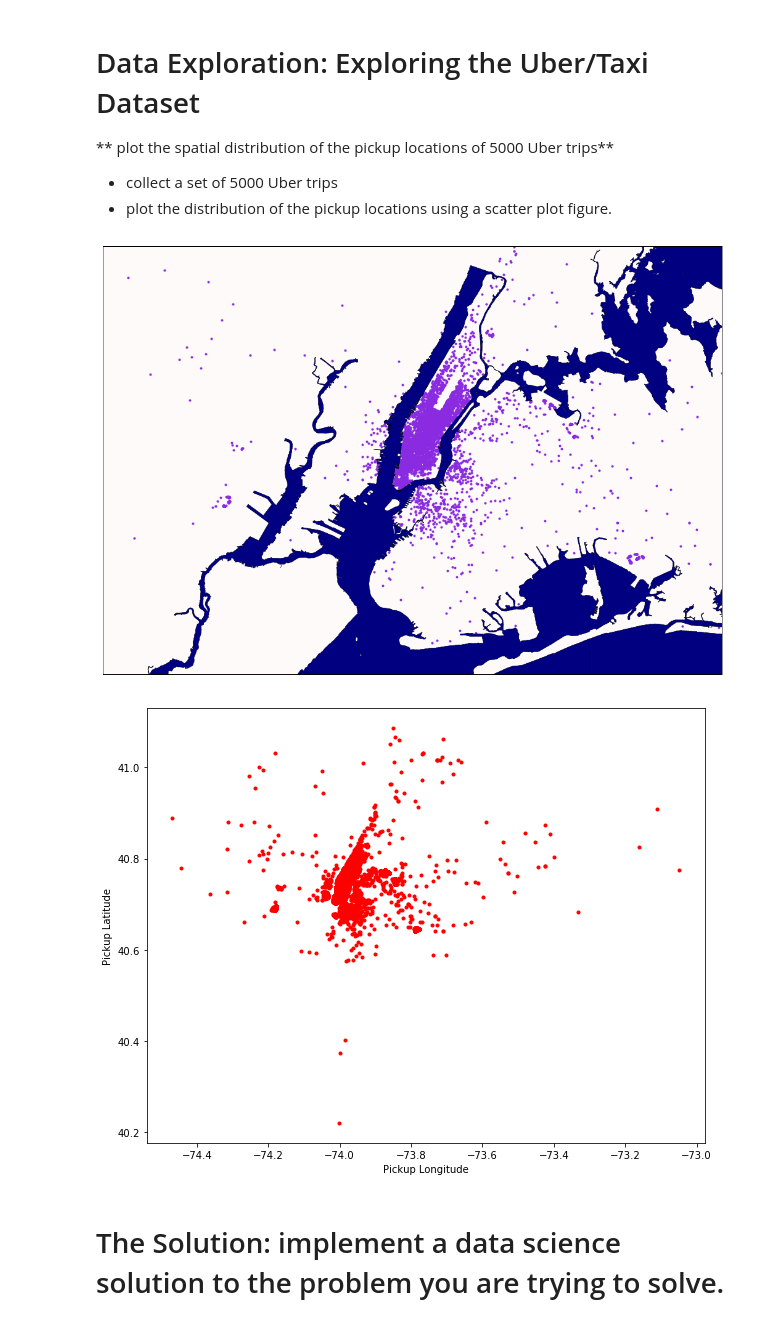
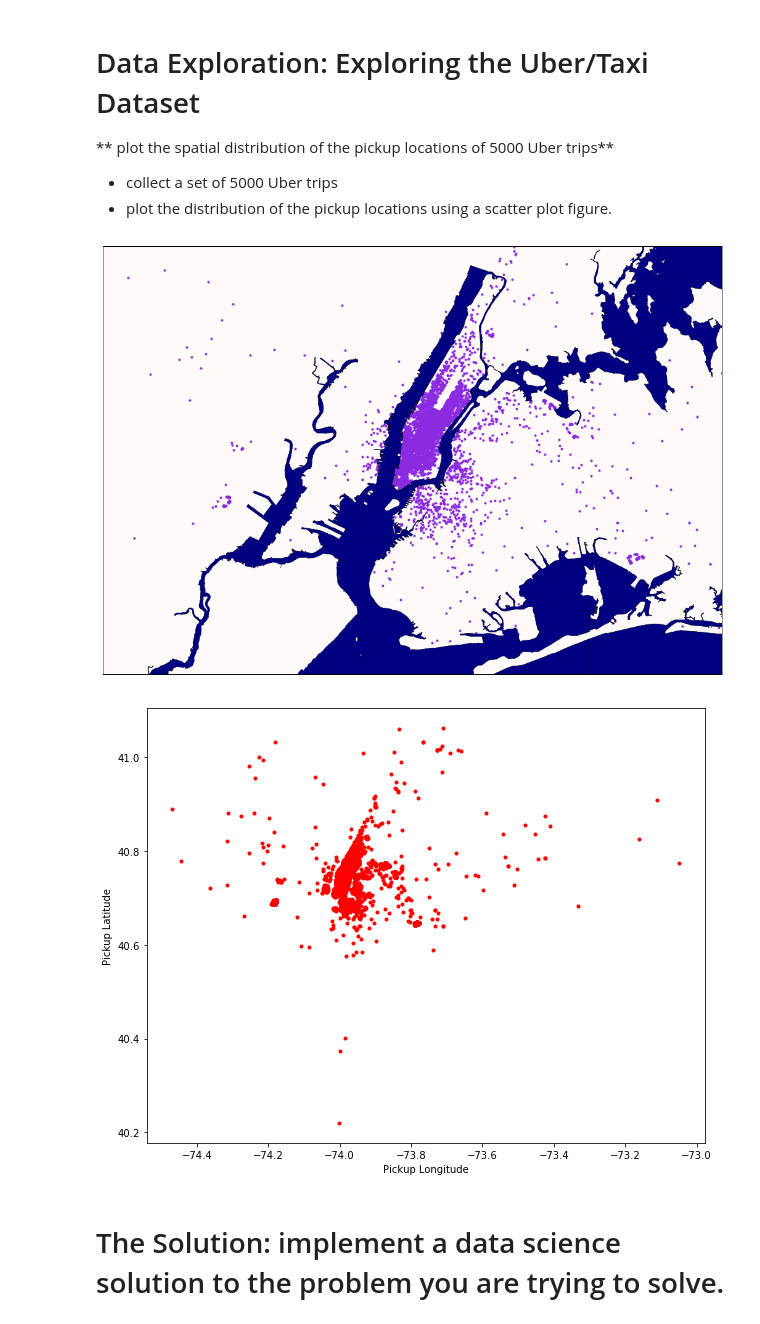
Before and after one commit to dontirun/DS3001-Case-4, a Jupyter notebook: case4.ipynb, the cells around one changed output. Drawn from its saved outputs; the diff is of its cells as text; code cells hidden in the pictures.

Commit message:
Tweaks to uber plot
Separated map plot and scatter plot coordinates. This way, the scatter
plot can have 5000 points while allowing us to adjust # of points on
map plot.

```diff
--- a/case4.ipynb
+++ b/case4.ipynb
@@ -58,36 +58,40 @@ map = Basemap(projection='mill',
 
 map.drawmapboundary(fill_color = 'snow')
 map.readshapefile('nyc_shapefile/nyc', 'nyc')
 
 # Separate water and land polygons in shapefile
 water_patches = []
 land_patches = []
 water_tiles = [13936, 7906, 3830, 1456, 1311, 581, 291, 120, 107, 19]
 
 # Color shapefile polygons
 for info, shape in zip(map.nyc_info, map.nyc):
     if len(shape) in water_tiles:
         water_patches.append(Polygon(np.array(shape), True))
     else:
         land_patches.append(Polygon(np.array(shape), True))
 ax.add_collection(PatchCollection(water_patches, facecolor= 'navy', edgecolor='k', linewidths=0.3, zorder=2))
 ax.add_collection(PatchCollection(land_patches, facecolor= 'snow', edgecolor='k', linewidths=0.3, zorder=2))
 
 # Add Uber pickup datapoints
 x,y = map(pickups_long, pickups_lat)
 map.scatter(x,y, marker = '.', color = 'blueviolet', )
 
-# Traditional Scatter Plot
+# Adjust data set to 5000 observations
+pickups_lat_sp = pickups_lat[:5000]
+pickups_long_sp = pickups_long[:5000]
+
+# Creating Scatter Plot
 plt.figure(figsize=(10, 8))
-plt.plot(pickups_long, pickups_lat, 'r.')
+plt.plot(pickups_long_sp, pickups_lat_sp, 'r.')
 plt.ylabel('Pickup Latitude')
 plt.xlabel('Pickup Longitude')
 
 # Show Plots
 plt.show()
 # %% [output]
 [figure]
-[figure, old version]
+[figure, new version]
 # %% [markdown]
 # The Solution: implement a data science solution to the problem you are trying to solve.
 # %% [markdown]
```
